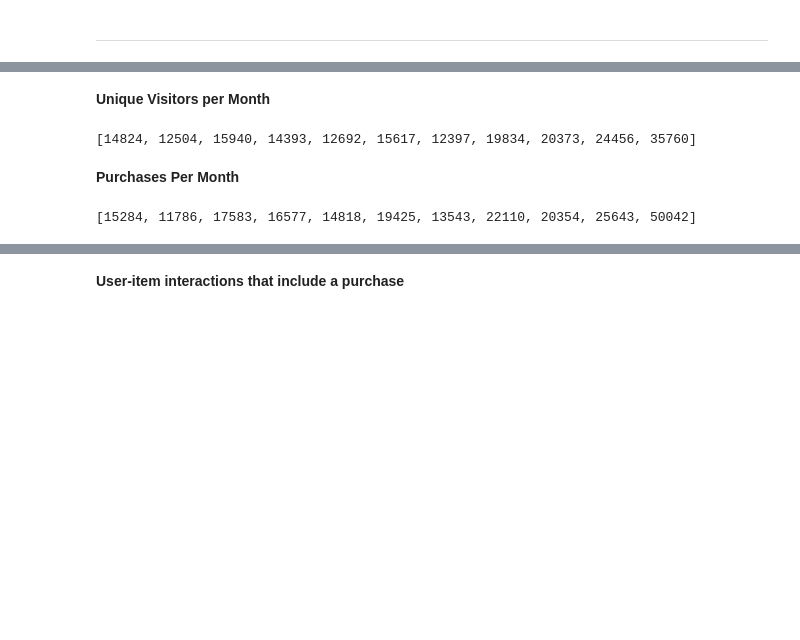
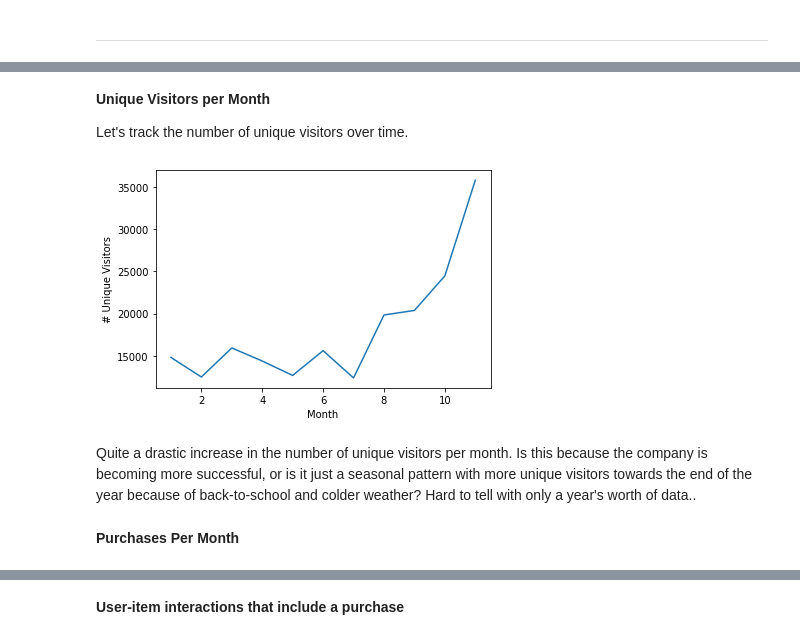
Before and after one commit to msvensson222/tfrs-retail-example, a Jupyter notebook: EDA.ipynb, the cells around one changed output, grey strips where cells are left out. Drawn from its saved outputs; the diff is of its cells as text; code cells hidden in the pictures; blank space fills up the shorter version.

```diff
--- a/EDA.ipynb
+++ b/EDA.ipynb
@@ -394,2 +434,4 @@ product_group_summary.sort_values(by='mean', ascending=False)
 # %% [markdown]
 **Unique Visitors per Month**
+
+Let's track the number of unique visitors over time.
@@ -401,13 +441,14 @@ interactions_by_month = user_item_interaction_df.groupby(user_item_interaction_d
 num_unique_visitors = [group[1]['user_no'].nunique() for group in interactions_by_month]
-# %%
-num_unique_visitors
-# %% [output]
-[14824, 12504, 15940, 14393, 12692, 15617, 12397, 19834, 20373, 24456, 35760]
+# %%
+fig, ax = plt.subplots()
+_ = ax.plot(range(1, len(num_unique_visitors) + 1),num_unique_visitors)
+_ = ax.set_ylabel('# Unique Visitors')
+_ = ax.set_xlabel('Month')
+# %% [output]
+[figure, added]
+# %% [markdown]
+Quite a drastic increase in the number of unique visitors per month. Is this because the company is becoming more successful, or is it just a seasonal pattern with more unique visitors towards the end of the year because of back-to-school and colder weather? Hard to tell with only a year's worth of data..
 # %% [markdown]
 **Purchases Per Month**
 # %%
 num_purchases = [len(group[1].loc[group[1]['eventtype'] == 'purchased']) for group in interactions_by_month]
-# %%
-num_purchases
-# %% [output]
-[15284, 11786, 17583, 16577, 14818, 19425, 13543, 22110, 20354, 25643, 50042]
```
Also changed, not shown: parts of 90 cells of this notebook, 2 other files.
